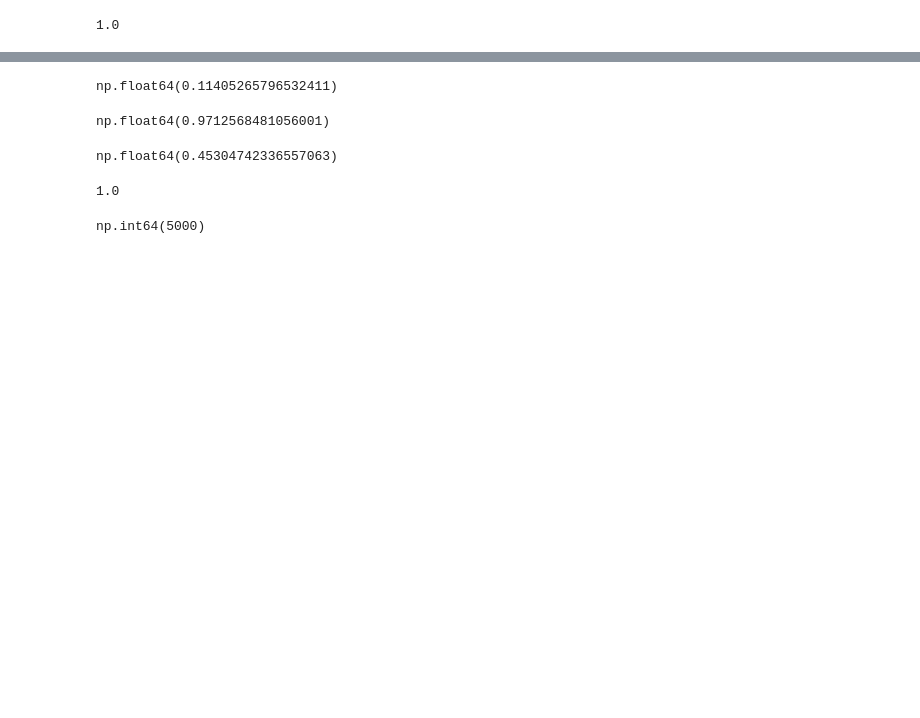
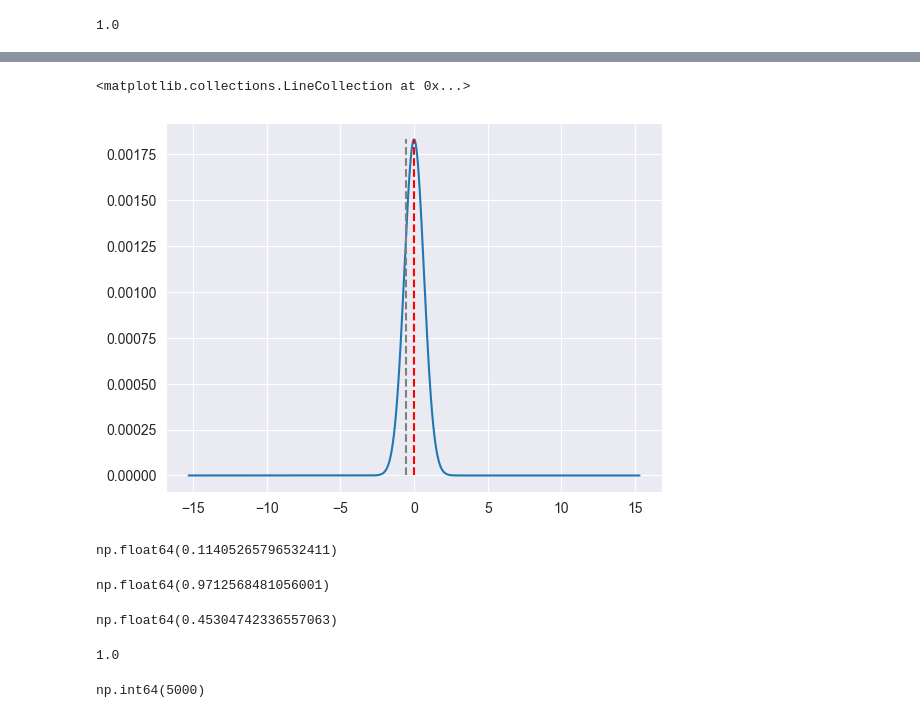
Before and after one commit to yiling-h/SI-CART, a Jupyter notebook: CART_node_inf_test.ipynb, the cells around one changed output, grey strips where cells are left out. Drawn from its saved outputs; the diff is of its cells as text; code cells hidden in the pictures; blank space fills up the shorter version.

```diff
--- a/CART_node_inf_test.ipynb
+++ b/CART_node_inf_test.ipynb
@@ -1281,3 +1300,13 @@ plt.vlines(norm_contrast.dot(mu), ymin=0,
+# %%
+plt.plot(x, dist_full.pdf(theta=norm_contrast.dot(mu)))
+plt.vlines(obs_tar_full, ymin=0, ymax=np.max(dist_full.pdf(theta=norm_contrast.dot(mu))),
+           linestyles='--', colors='grey')
+plt.vlines(norm_contrast.dot(mu), ymin=0,
+           ymax=np.max(dist_full.pdf(theta=norm_contrast.dot(mu))),
+           linestyles='--', colors='red')
+# %% [output]
+<matplotlib.collections.LineCollection at 0x...>
+[figure, added]
 # %%
 dist.pdf(theta=norm_contrast.dot(mu))[x >= obs_tar].sum()
 # %% [output]
```
Also changed, not shown: parts of 19 cells of this notebook, 27 other files.
